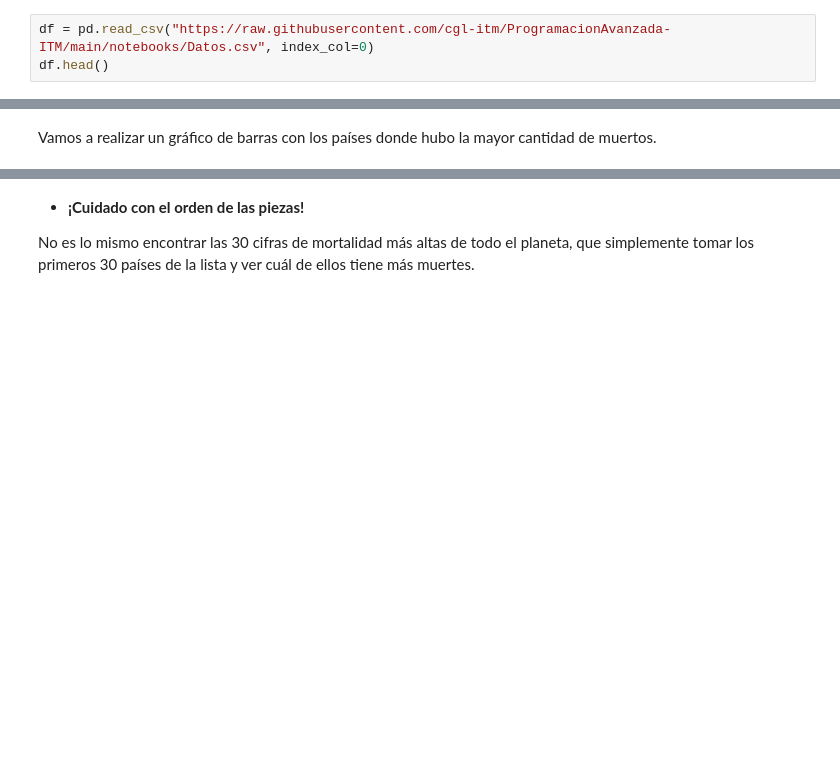
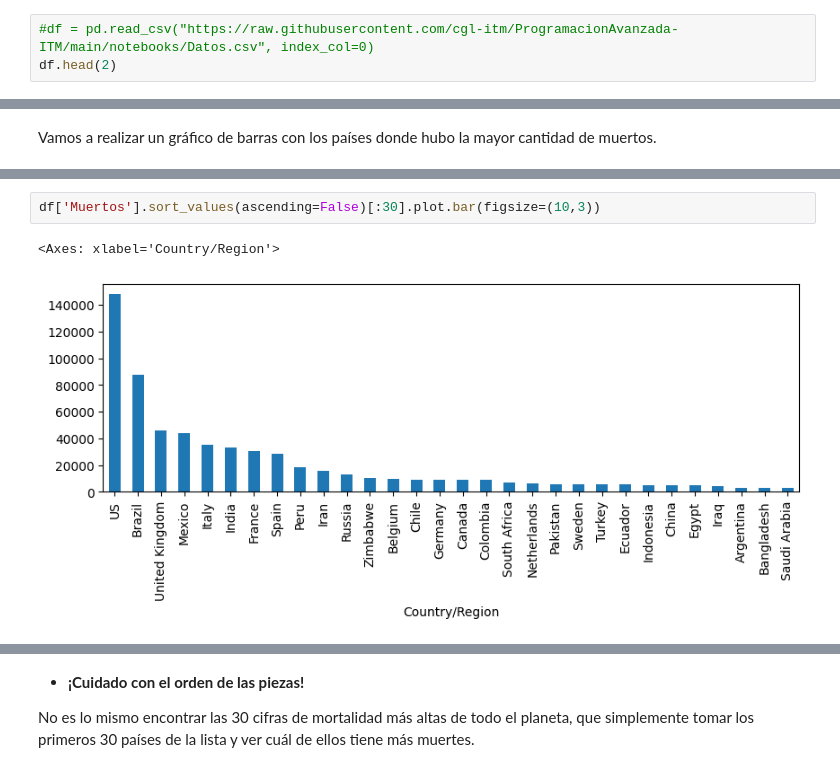
Before and after one commit to estebangonzalezITM/ProgramacionAvanzada_2026-1, a Jupyter notebook: Notebooks/12_Pandas.ipynb, the cells around one changed output, grey strips where cells are left out. Drawn from its saved outputs; the diff is of its cells as text; blank space fills up the shorter version.

```diff
--- a/Notebooks/12_Pandas.ipynb
+++ b/Notebooks/12_Pandas.ipynb
@@ -519,5 +1400,5 @@ print('Moda..................', df.Activos.mode()[0])
 # %% [markdown]
 ## **Ejemplo**
 # %%
-df = pd.read_csv("https://raw.githubusercontent.com/cgl-itm/ProgramacionAvanzada-ITM/main/notebooks/Datos.csv", index_col=0)
-df.head()
+#df = pd.read_csv("https://raw.githubusercontent.com/cgl-itm/ProgramacionAvanzada-ITM/main/notebooks/Datos.csv", index_col=0)
+df.head(2)
@@ -582,0 +1626,5 @@ df['Deaths'].plot.bar()
+# %%
+df['Muertos'].sort_values(ascending=False)[:30].plot.bar(figsize=(10,3))
+# %% [output]
+<Axes: xlabel='Country/Region'>
+[figure, added]
```
Also changed, not shown: parts of 144 cells of this notebook, 3 other files.
